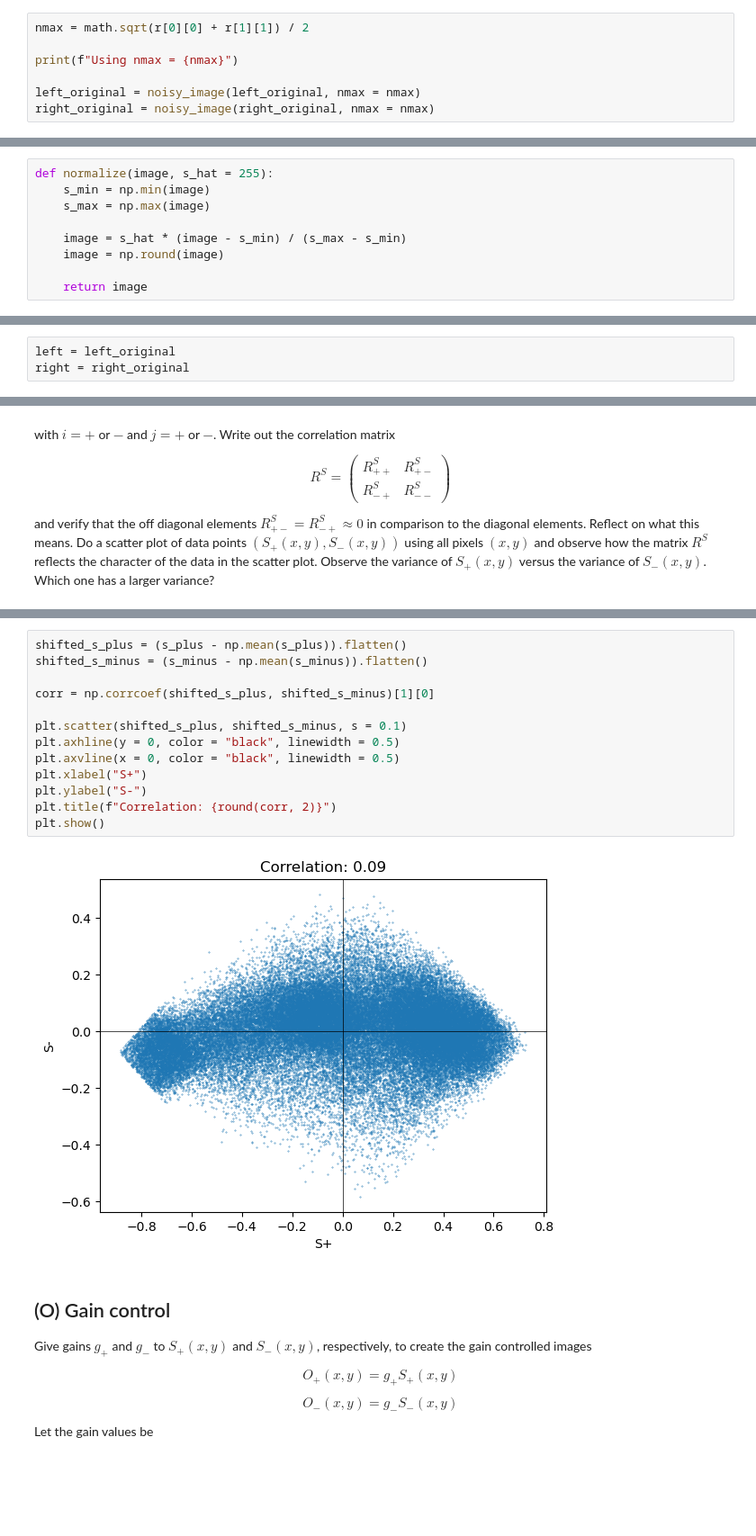
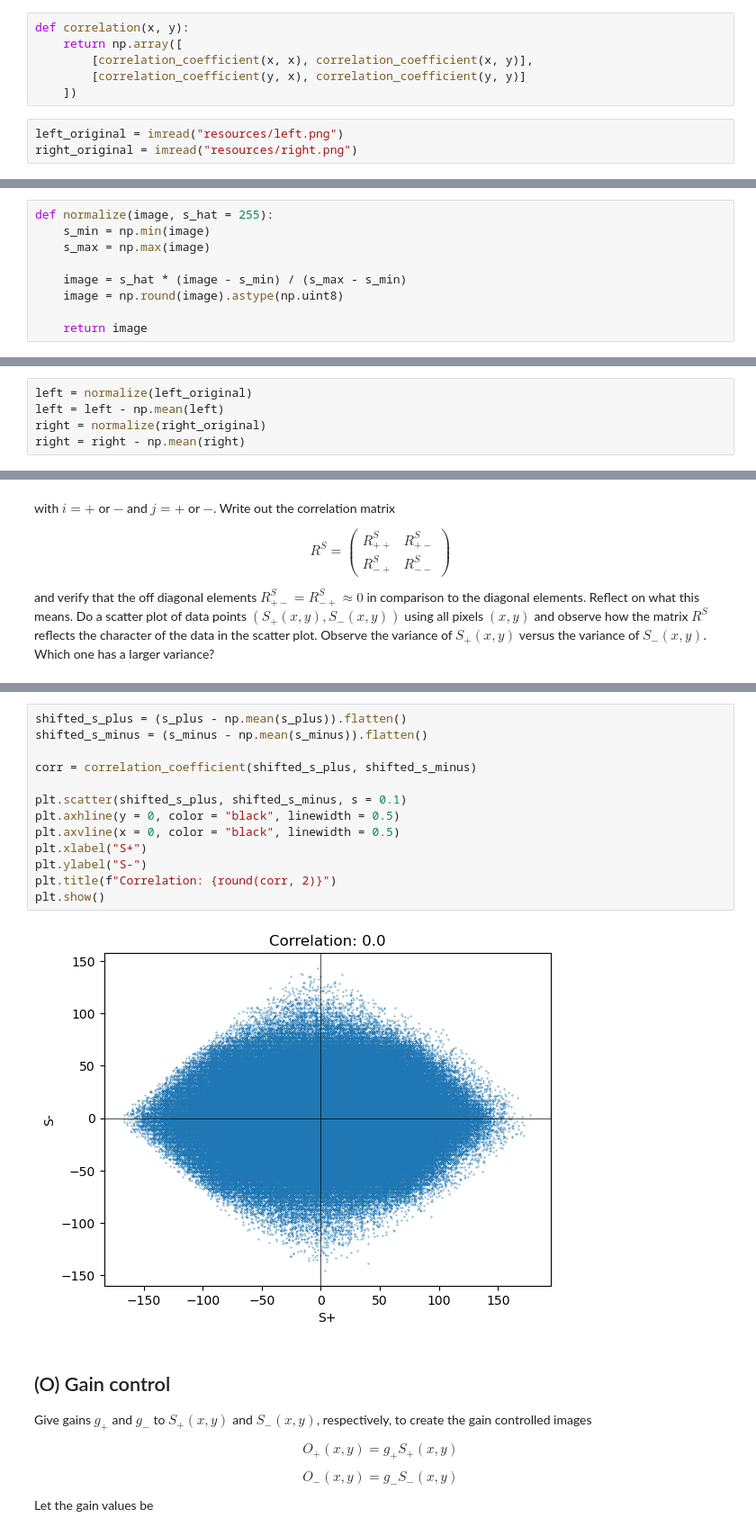
Before and after one commit to kerseviciute/how-does-vision-work, a Jupyter notebook: homework-2-4-noisy.ipynb, the cells around one changed output, grey strips where cells are left out. Shown at 90% size. Cells and saved outputs as stored; diff of their text form; blank space fills up the shorter version.

```diff
--- a/homework-2-4-noisy.ipynb
+++ b/homework-2-4-noisy.ipynb
@@ -45,7 +46,9 @@ r = correlation(left_original, right_original)
+# %%
+def correlation(x, y):
+    return np.array([
+        [correlation_coefficient(x, x), correlation_coefficient(x, y)],
+        [correlation_coefficient(y, x), correlation_coefficient(y, y)]
+    ])
 # %%
-nmax = math.sqrt(r[0][0] + r[1][1]) / 2
-
-print(f"Using nmax = {nmax}")
-
-left_original = noisy_image(left_original, nmax = nmax)
-right_original = noisy_image(right_original, nmax = nmax)
+left_original = imread("resources/left.png")
+right_original = imread("resources/right.png")
@@ -97,7 +109,7 @@ def normalize(image, s_hat = 255):
     s_max = np.max(image)
 
     image = s_hat * (image - s_min) / (s_max - s_min)
-    image = np.round(image)
+    image = np.round(image).astype(np.uint8)
 
     return image
 # %%
@@ -402,8 +434,10 @@ $$
 
 Now $S_{+}(x, y)$ and $S_{-}(x, y)$ are two new images. Plot them out. Their pixel values are the projections of the original data $(S_L(x, y), S_R(x, y))$ onto the eigenvectors, or they are the principal components of the data.
 # %%
-left = left_original
-right = right_original
+left = normalize(left_original)
+left = left - np.mean(left)
+right = normalize(right_original)
+right = right - np.mean(right)
 # %%
 s_plus = 1 / math.sqrt(2) * (left + right)
 s_minus = 1 / math.sqrt(2) * (left - right)
@@ -443,18 +482,18 @@ The elements $R_{++}^S$ and $R_{--}^S$ reflect the variance. As expected, the $S
 # %%
 shifted_s_plus = (s_plus - np.mean(s_plus)).flatten()
 shifted_s_minus = (s_minus - np.mean(s_minus)).flatten()
 
-corr = np.corrcoef(shifted_s_plus, shifted_s_minus)[1][0]
+corr = correlation_coefficient(shifted_s_plus, shifted_s_minus)
 
 plt.scatter(shifted_s_plus, shifted_s_minus, s = 0.1)
 plt.axhline(y = 0, color = "black", linewidth = 0.5)
 plt.axvline(x = 0, color = "black", linewidth = 0.5)
 plt.xlabel("S+")
 plt.ylabel("S-")
 plt.title(f"Correlation: {round(corr, 2)}")
 plt.show()
 # %% [output]
-[figure, old version]
+[figure, new version]
 # %% [markdown]
 ## (O) Gain control
 
```
Also changed, not shown: parts of 38 cells of this notebook, 5 other files.
